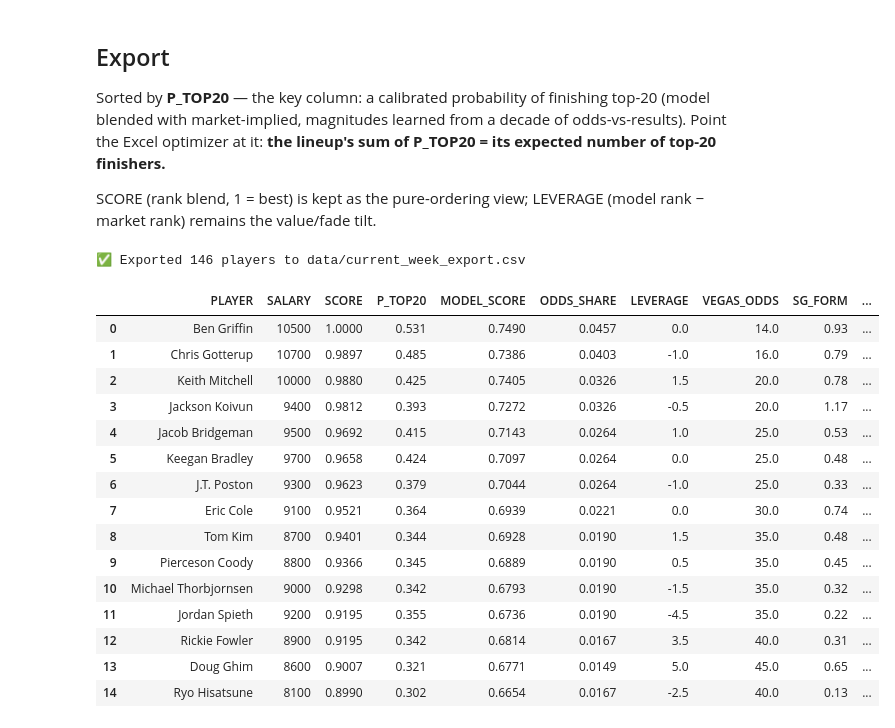
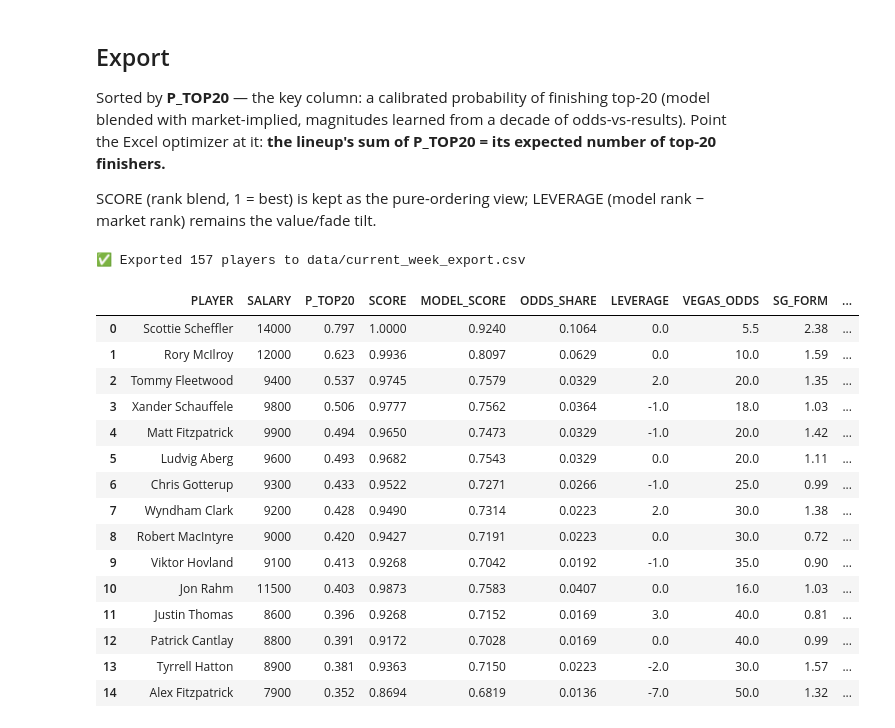
Before and after one commit to milleranalytics/pga-dk, a Jupyter notebook: pga-dk.ipynb, the cells around one changed output. Saved outputs shown, nothing was run; the diff lists cells and outputs as text; code cells hidden in the pictures.

```diff
--- a/pga-dk.ipynb
+++ b/pga-dk.ipynb
@@ -8,15 +8,15 @@ Looks like the tournament ID is also in the address bar.
 # %%
 # === USER INPUTS ===
 # Old Tournament
-old_tournament_name = "Travelers Championship"
-tournament_date = "6/28/2026"  # Ending date of tournament
-old_course = "TPC River Highlands"
-tournament_id = "R2026034"  # Tournament ID from the PGA Tour API - Also visible in the URL of the tournament page
+old_tournament_name = "John Deere Classic"
+tournament_date = "7/5/2026"  # Ending date of tournament
+old_course = "TPC Deere Run"
+tournament_id = "R2026030"  # Tournament ID from the PGA Tour API - Also visible in the URL of the tournament page
 
 # New Tournament
-new_tournament_name = "John Deere Classic"
-new_ending_date = "7/5/2026"
-new_course = "TPC Deere Run"
+new_tournament_name = "Genesis Scottish Open"
+new_ending_date = "7/12/2026"
+new_course = "The Renaissance Club"
 new_season = 2026
 
 # Test mode: set True to dry-run the workflow against a past week's config.
@@ -736,38 +758,38 @@ SCORE (rank blend, 1 = best) is kept as the pure-ordering view; LEVERAGE
 (model rank − market rank) remains the value/fade tilt.
 # %%
 export_cols = ["PLAYER", "SALARY", "P_TOP20", "SCORE", "MODEL_SCORE", "ODDS_SHARE", "LEVERAGE",
-               "VEGAS_ODDS", "SG_FORM", "SG_ROUNDS_12M",
+               "VEGAS_ODDS", "SG_FORM",
                "PCT_FORM_SHRUNK", "SG_CH_SHRUNK",
                "CUT_PERCENTAGE", "FEDEX_CUP_POINTS", "OWGR_RANK"]
 
 export_df = scored[[c for c in export_cols if c in scored.columns]].copy()
 
 round_map = {"P_TOP20": 3, "MODEL_SCORE": 4, "ODDS_SHARE": 4, "LEVERAGE": 1, "SG_FORM": 2,
              "PCT_FORM_SHRUNK": 3, "SG_CH_SHRUNK": 2,
              "CUT_PERCENTAGE": 1, "FEDEX_CUP_POINTS": 0, "OWGR_RANK": 0}
 for col, nd in round_map.items():
     if col in export_df.columns:
         export_df[col] = export_df[col].round(nd)
 
 export_df = export_df.sort_values("P_TOP20", ascending=False).reset_index(drop=True)
 export_df.to_csv("data/current_week_export.csv", index=False)
 print(f"✅ Exported {len(export_df)} players to data/current_week_export.csv")
 export_df.head(15)
 # %% [output]
-✅ Exported 146 players to data/current_week_export.csv
+✅ Exported 157 players to data/current_week_export.csv
-|  | PLAYER | SALARY | SCORE | P_TOP20 | MODEL_SCORE | ODDS_SHARE | LEVERAGE | VEGAS_ODDS | SG_FORM | ... |
-| 0 | Ben Griffin | 10500 | 1.0000 | 0.531 | 0.7490 | 0.0457 | 0.0 | 14.0 | 0.93 | ... |
-| 1 | Chris Gotterup | 10700 | 0.9897 | 0.485 | 0.7386 | 0.0403 | -1.0 | 16.0 | 0.79 | ... |
-| 2 | Keith Mitchell | 10000 | 0.9880 | 0.425 | 0.7405 | 0.0326 | 1.5 | 20.0 | 0.78 | ... |
-| 3 | Jackson Koivun | 9400 | 0.9812 | 0.393 | 0.7272 | 0.0326 | -0.5 | 20.0 | 1.17 | ... |
-| 4 | Jacob Bridgeman | 9500 | 0.9692 | 0.415 | 0.7143 | 0.0264 | 1.0 | 25.0 | 0.53 | ... |
-| 5 | Keegan Bradley | 9700 | 0.9658 | 0.424 | 0.7097 | 0.0264 | 0.0 | 25.0 | 0.48 | ... |
-| 6 | J.T. Poston | 9300 | 0.9623 | 0.379 | 0.7044 | 0.0264 | -1.0 | 25.0 | 0.33 | ... |
-| 7 | Eric Cole | 9100 | 0.9521 | 0.364 | 0.6939 | 0.0221 | 0.0 | 30.0 | 0.74 | ... |
-| 8 | Tom Kim | 8700 | 0.9401 | 0.344 | 0.6928 | 0.0190 | 1.5 | 35.0 | 0.48 | ... |
-| 9 | Pierceson Coody | 8800 | 0.9366 | 0.345 | 0.6889 | 0.0190 | 0.5 | 35.0 | 0.45 | ... |
-| 10 | Michael Thorbjornsen | 9000 | 0.9298 | 0.342 | 0.6793 | 0.0190 | -1.5 | 35.0 | 0.32 | ... |
-| 11 | Jordan Spieth | 9200 | 0.9195 | 0.355 | 0.6736 | 0.0190 | -4.5 | 35.0 | 0.22 | ... |
-| 12 | Rickie Fowler | 8900 | 0.9195 | 0.342 | 0.6814 | 0.0167 | 3.5 | 40.0 | 0.31 | ... |
-| 13 | Doug Ghim | 8600 | 0.9007 | 0.321 | 0.6771 | 0.0149 | 5.0 | 45.0 | 0.65 | ... |
-| 14 | Ryo Hisatsune | 8100 | 0.8990 | 0.302 | 0.6654 | 0.0167 | -2.5 | 40.0 | 0.13 | ... |
+|  | PLAYER | SALARY | P_TOP20 | SCORE | MODEL_SCORE | ODDS_SHARE | LEVERAGE | VEGAS_ODDS | SG_FORM | ... |
+| 0 | Scottie Scheffler | 14000 | 0.797 | 1.0000 | 0.9240 | 0.1064 | 0.0 | 5.5 | 2.38 | ... |
+| 1 | Rory McIlroy | 12000 | 0.623 | 0.9936 | 0.8097 | 0.0629 | 0.0 | 10.0 | 1.59 | ... |
+| 2 | Tommy Fleetwood | 9400 | 0.537 | 0.9745 | 0.7579 | 0.0329 | 2.0 | 20.0 | 1.35 | ... |
+| 3 | Xander Schauffele | 9800 | 0.506 | 0.9777 | 0.7562 | 0.0364 | -1.0 | 18.0 | 1.03 | ... |
+| 4 | Matt Fitzpatrick | 9900 | 0.494 | 0.9650 | 0.7473 | 0.0329 | -1.0 | 20.0 | 1.42 | ... |
+| 5 | Ludvig Aberg | 9600 | 0.493 | 0.9682 | 0.7543 | 0.0329 | 0.0 | 20.0 | 1.11 | ... |
+| 6 | Chris Gotterup | 9300 | 0.433 | 0.9522 | 0.7271 | 0.0266 | -1.0 | 25.0 | 0.99 | ... |
+| 7 | Wyndham Clark | 9200 | 0.428 | 0.9490 | 0.7314 | 0.0223 | 2.0 | 30.0 | 1.38 | ... |
+| 8 | Robert MacIntyre | 9000 | 0.420 | 0.9427 | 0.7191 | 0.0223 | 0.0 | 30.0 | 0.72 | ... |
+| 9 | Viktor Hovland | 9100 | 0.413 | 0.9268 | 0.7042 | 0.0192 | -1.0 | 35.0 | 0.90 | ... |
+| 10 | Jon Rahm | 11500 | 0.403 | 0.9873 | 0.7583 | 0.0407 | 0.0 | 16.0 | 1.03 | ... |
+| 11 | Justin Thomas | 8600 | 0.396 | 0.9268 | 0.7152 | 0.0169 | 3.0 | 40.0 | 0.81 | ... |
+| 12 | Patrick Cantlay | 8800 | 0.391 | 0.9172 | 0.7028 | 0.0169 | 0.0 | 40.0 | 0.99 | ... |
+| 13 | Tyrrell Hatton | 8900 | 0.381 | 0.9363 | 0.7150 | 0.0223 | -2.0 | 30.0 | 1.57 | ... |
+| 14 | Alex Fitzpatrick | 7900 | 0.352 | 0.8694 | 0.6819 | 0.0136 | -7.0 | 50.0 | 1.32 | ... |
```
Also changed, not shown: parts of 8 cells of this notebook, 3 other files.
